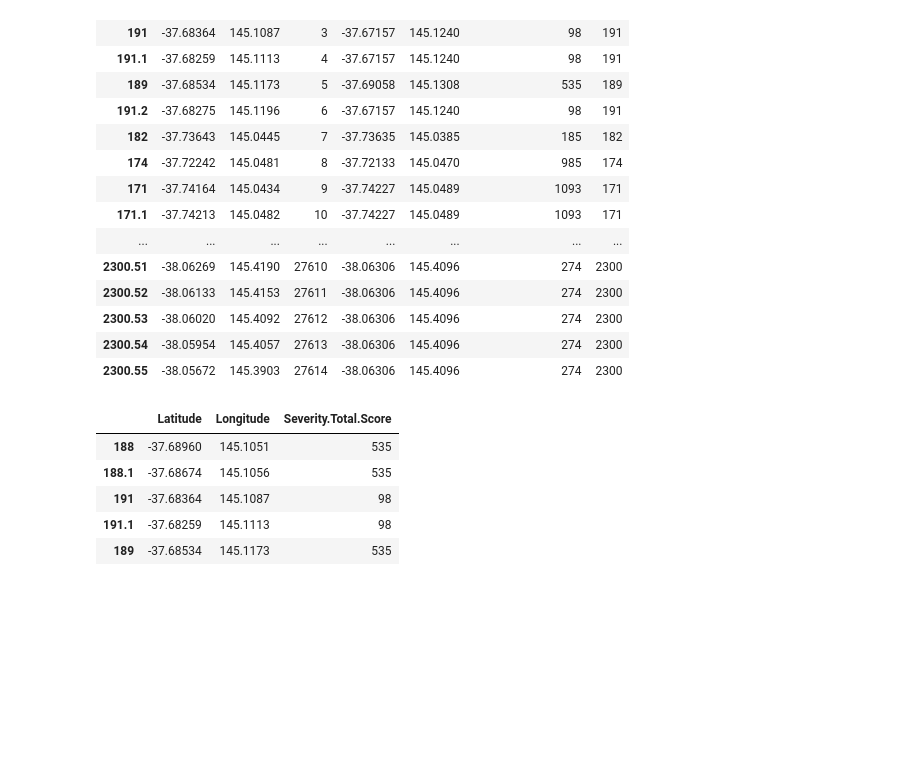
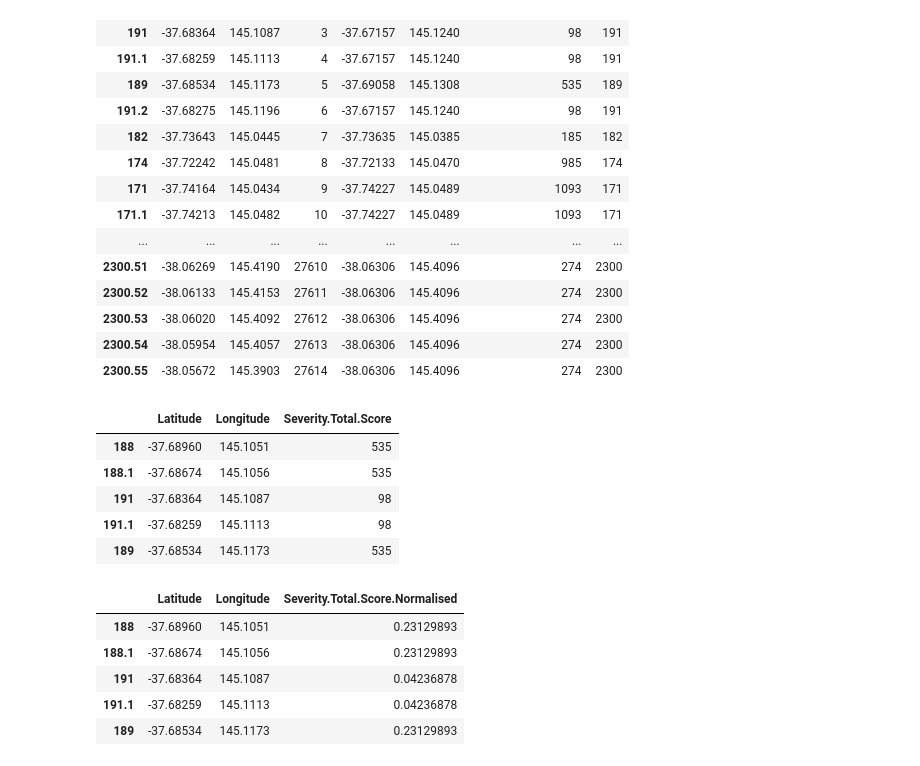
Before and after one commit to tgrrr/melbourne-datathon, a Jupyter notebook: R/07-model-data/CrimeDataR.ipynb, the cells around one changed output. Saved outputs shown, nothing was run; the diff lists cells and outputs as text; code cells hidden in the pictures; blank space fills up the shorter version.

```diff
--- a/R/07-model-data/CrimeDataR.ipynb
+++ b/R/07-model-data/CrimeDataR.ipynb
@@ -407,3 +408,16 @@ head(tramdata_final, n=5)
 | 191 | -37.68364 | 145.1087 | 98 |
 | 191.1 | -37.68259 | 145.1113 | 98 |
 | 189 | -37.68534 | 145.1173 | 535 |
+# %%
+tramdata_final_normalized = tramdata_final
+tramdata_final_normalized$Severity.Total.Score.Normalised=scale(tramdata_final_normalized$Severity.Total.Score, center = FALSE, scale = TRUE)
+keeps <- c("Latitude", "Longitude", "Severity.Total.Score.Normalised")
+tramdata_final_normalized = tramdata_final_normalized[keeps]
+head(tramdata_final_normalized, n=5)
+# %% [output]
+|  | Latitude | Longitude | Severity.Total.Score.Normalised |
+| 188 | -37.68960 | 145.1051 | 0.23129893 |
+| 188.1 | -37.68674 | 145.1056 | 0.23129893 |
+| 191 | -37.68364 | 145.1087 | 0.04236878 |
+| 191.1 | -37.68259 | 145.1113 | 0.04236878 |
+| 189 | -37.68534 | 145.1173 | 0.23129893 |
```
Also changed, not shown: parts of 6 cells of this notebook, 7 other files.
